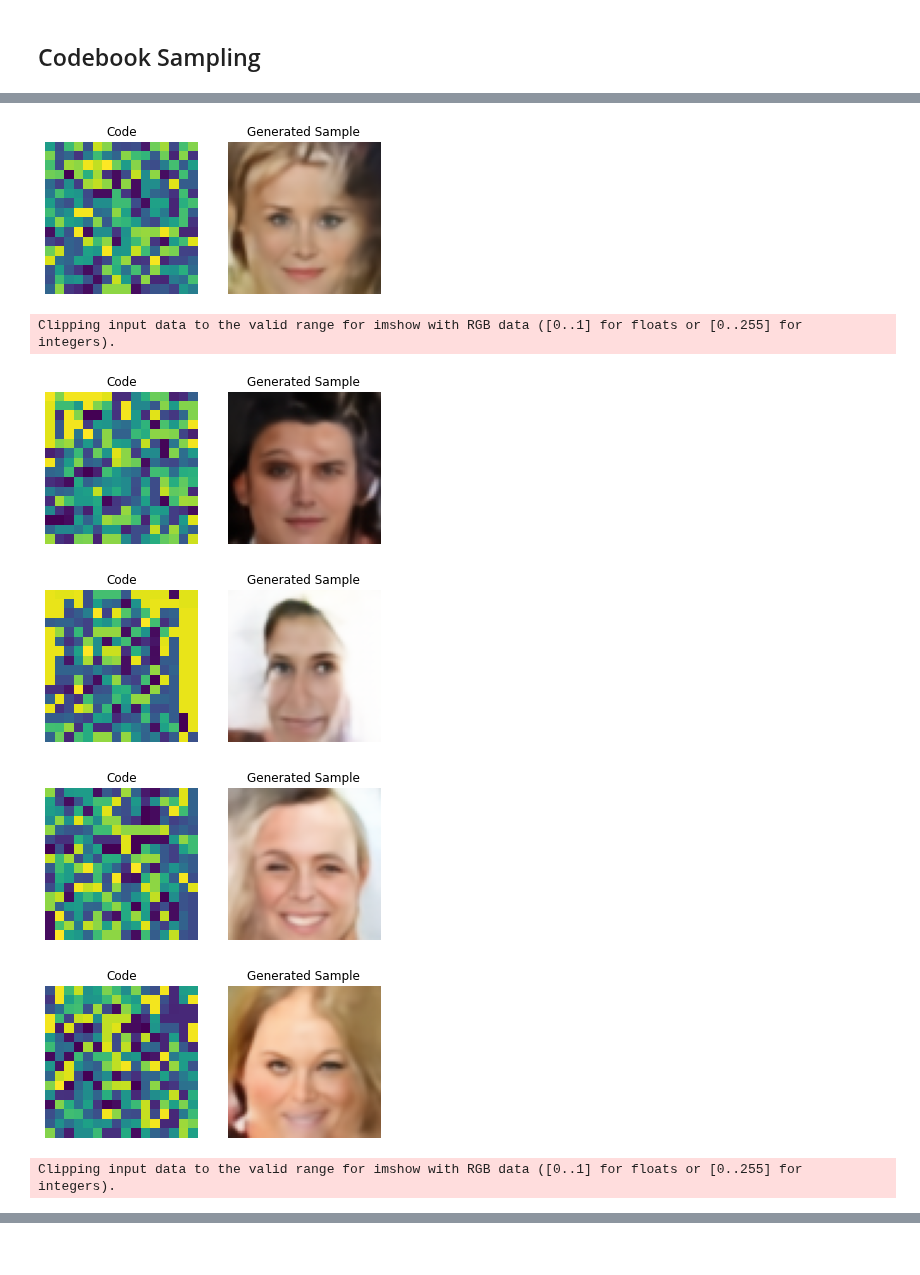
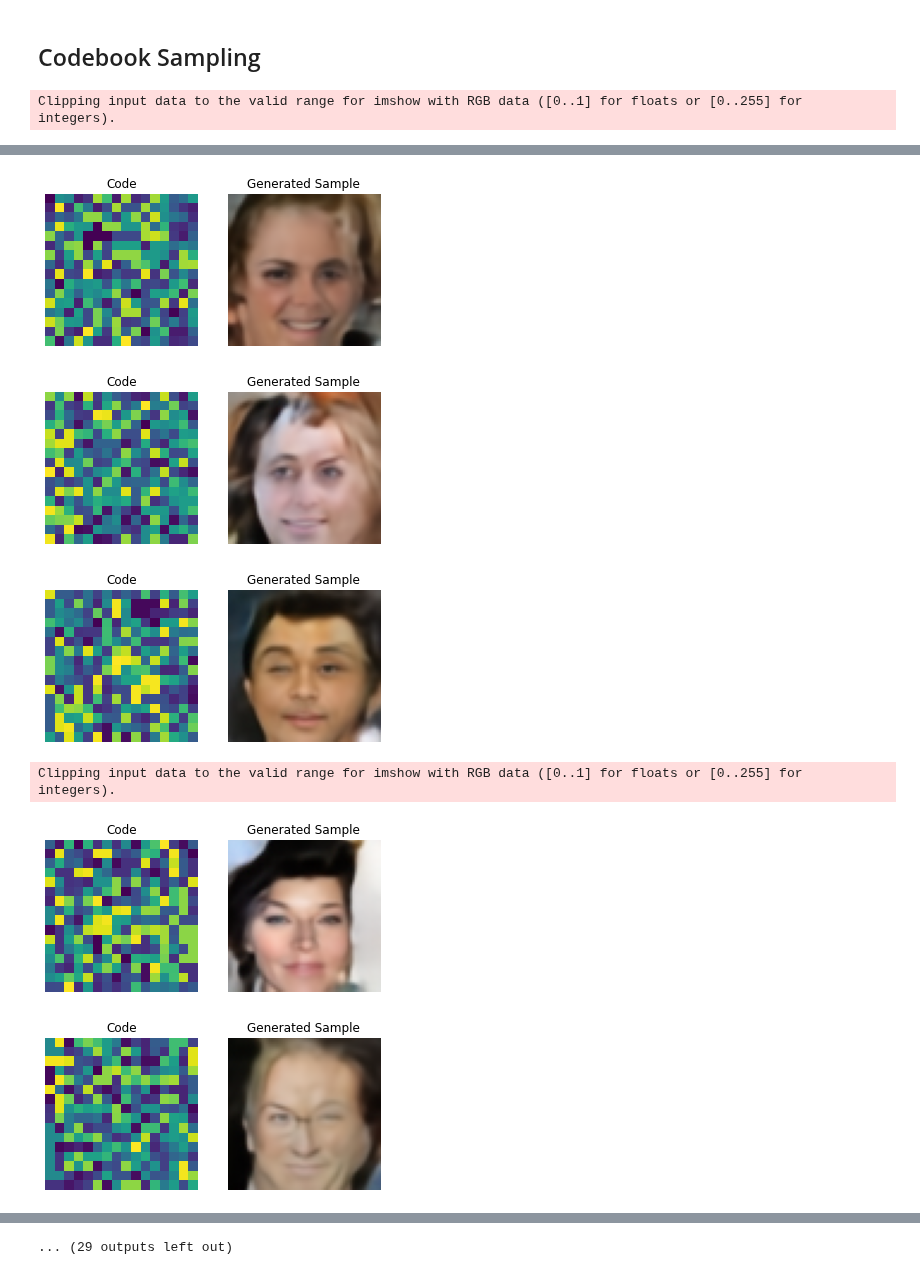
Before and after one commit to probml/probml-notebooks, a Jupyter notebook: notebooks/pixel_cnn_vq_vae.ipynb, the cells around one changed output, grey strips where cells are left out. Drawn from its saved outputs; the diff is of its cells as text; code cells hidden in the pictures.

```diff
--- a/notebooks/pixel_cnn_vq_vae.ipynb
+++ b/notebooks/pixel_cnn_vq_vae.ipynb
@@ -114,7 +114,7 @@ p_pixel_cnn = PixelCNNModule(pixel_cnn, vae, config["pixel_params"]["height"], c
 ## Get samples
 # %%
 p_pixel_cnn = pixel_cnn.to("cuda")
-N = 16
+N = 32
 priors = p_pixel_cnn.get_priors(N)
 generated_samples = p_pixel_cnn.generate_samples_from_priors(priors)
 # %% [markdown]
@@ -150,4 +141,0 @@ def generate_samples_from_priors_cpu(self, priors):
-# %%
-p_pixel_cnn_cpu = pixel_cnn.to("cpu")
-N = 8
-priors = p_pixel_cnn.get_priors(N)
@@ -156,6 +142,4 @@ generated_cpu_samples = generate_samples_from_priors_cpu(p_pixel_cnn, priors)
 # %%
-import matplotlib.pyplot as plt
-
 for i in range(N):
     plt.subplot(1, 2, 1)
     plt.imshow(priors[i].detach().cpu())
@@ -163,8 +147,9 @@ for i in range(N):
     plt.axis("off")
 
     plt.subplot(1, 2, 2)
-    plt.imshow(generated_cpu_samples[i].detach().permute(1,2,0).squeeze())
+    plt.imshow(generated_samples[i].detach().cpu().permute(1,2,0).squeeze())
     plt.title("Generated Sample")
     plt.axis("off")
     plt.show()
 # %% [output]
+Clipping input data to the valid range for imshow with RGB data ([0..1] for floats or [0..255] for integers).
@@ -172,7 +157,6 @@ for i in range(N):
-[figure, old version]
+[figure, new version]
-Clipping input data to the valid range for imshow with RGB data ([0..1] for floats or [0..255] for integers).
-[figure, old version]
+[figure, new version]
-[figure, old version]
+[figure, new version]
+Clipping input data to the valid range for imshow with RGB data ([0..1] for floats or [0..255] for integers).
-[figure, old version]
+[figure, new version]
-[figure, old version]
+[figure, new version]
-Clipping input data to the valid range for imshow with RGB data ([0..1] for floats or [0..255] for integers).
@@ -180,0 +167 @@ Clipping input data to the valid range for imshow with RGB data ([0..1] for floa
+... (29 outputs left out)
```
Also changed, not shown: parts of 10 cells of this notebook.
